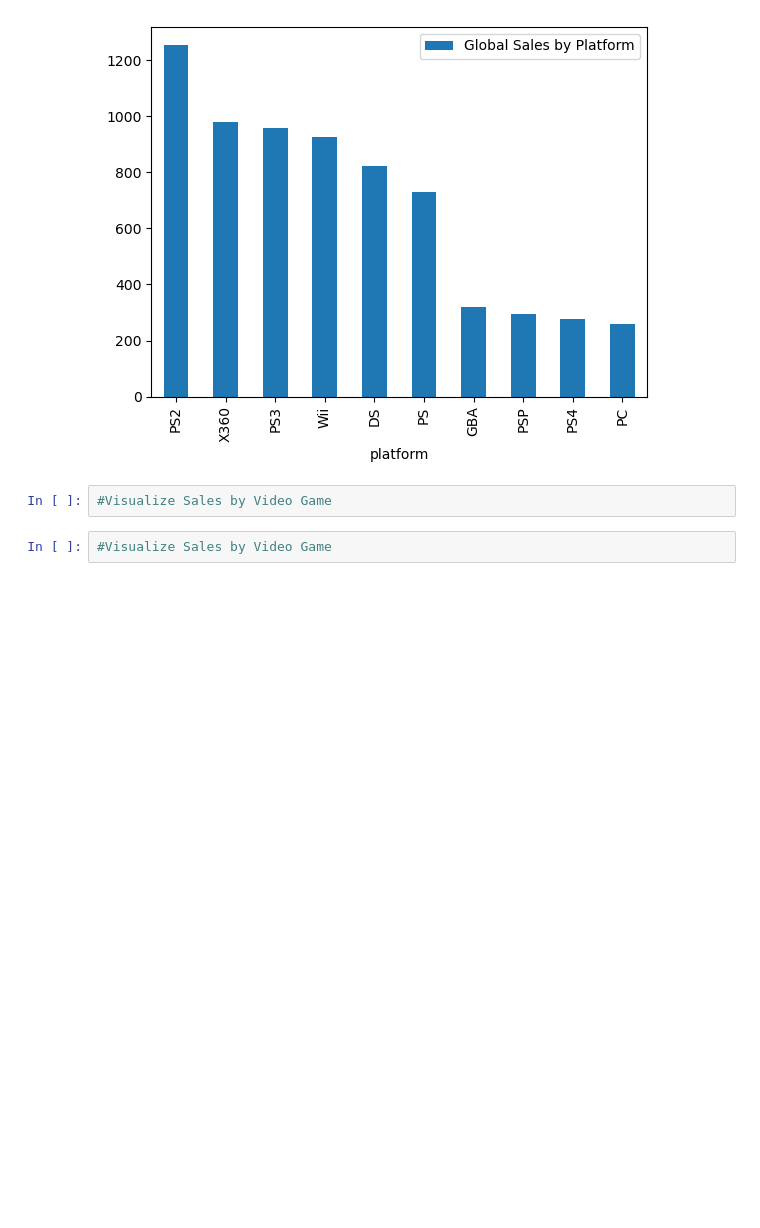
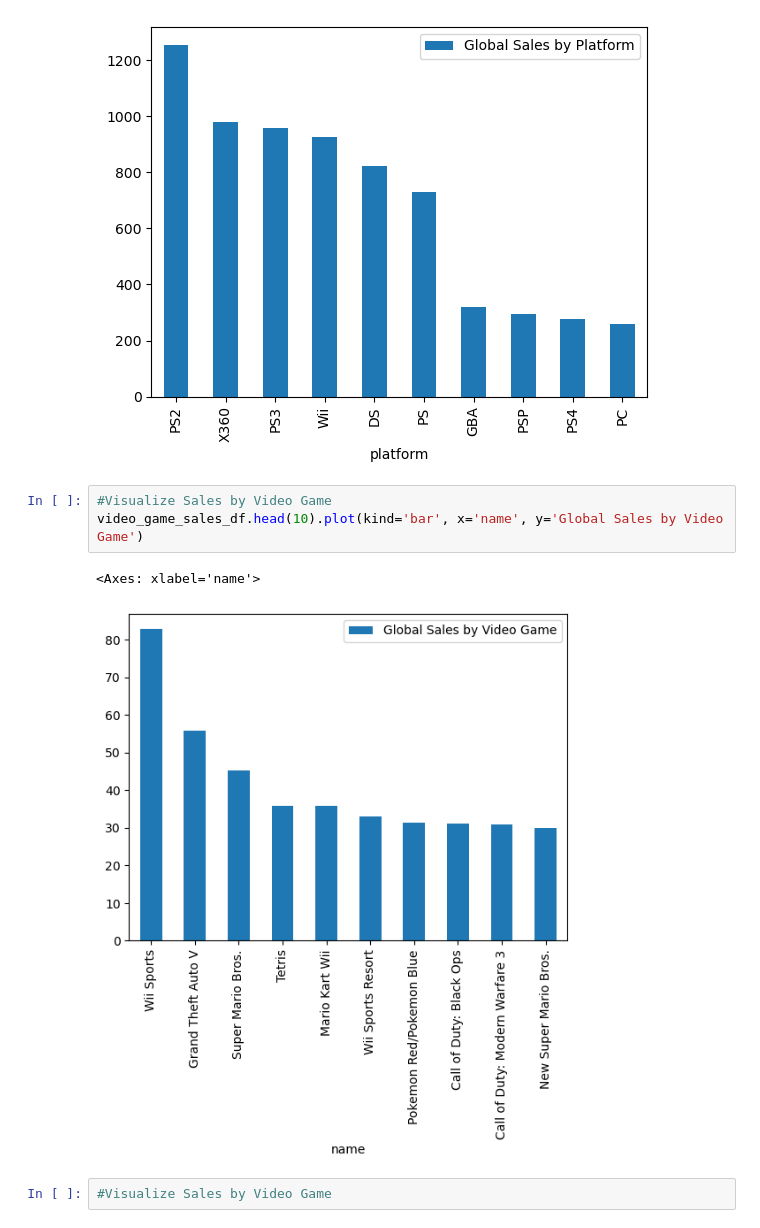
Before and after one commit to knohavec/Project-1-, a Jupyter notebook: Data Exploration Jupiter Notebooks/video_game_sales.ipynb, the cells around one changed output. Saved outputs shown, nothing was run; the diff lists cells and outputs as text; blank space fills up the shorter version.

Commit message:
added bar chart for video game visualization

```diff
--- a/Data Exploration Jupiter Notebooks/video_game_sales.ipynb
+++ b/Data Exploration Jupiter Notebooks/video_game_sales.ipynb
@@ -251,6 +251,10 @@ platform_sales_df.head(10).plot(kind='bar', x='platform', y='Global Sales by Pla
 [figure]
 # %%
 #Visualize Sales by Video Game
+video_game_sales_df.head(10).plot(kind='bar', x='name', y='Global Sales by Video Game')
+# %% [output]
+<Axes: xlabel='name'>
+[figure, added]
 # %%
 #Visualize Sales by Video Game
 # %%
```
